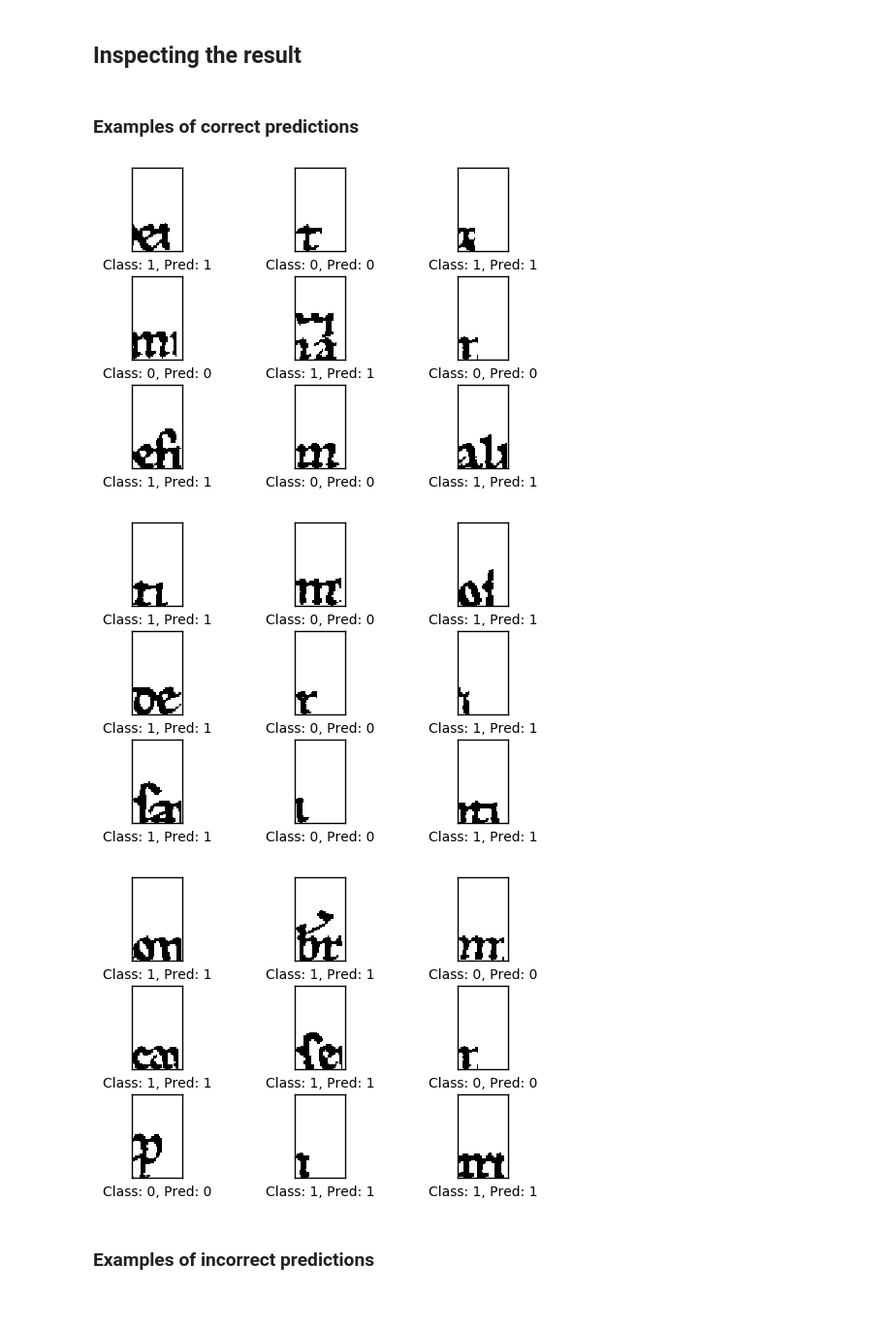
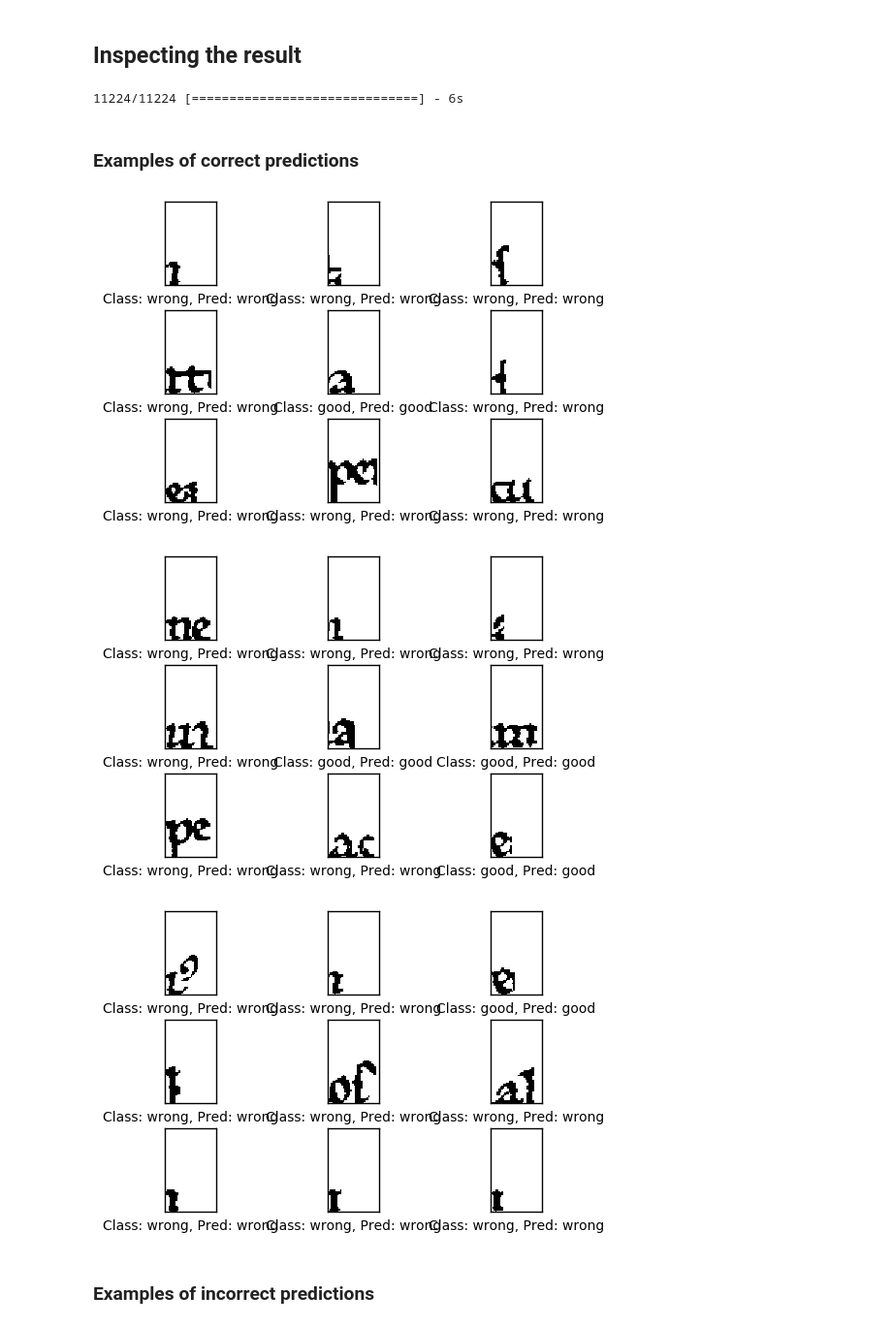
Before and after one commit to Kidel/In-Codice-Ratio-OCR-with-CNN, a Jupyter notebook: Notebooks/10_ICR-Test_classification_letter_not_letter.ipynb, the cells around one changed output. Shown at 97% size. Drawn from its saved outputs; the diff is of its cells as text; code cells hidden in the pictures.

```diff
--- a/Notebooks/10_ICR-Test_classification_letter_not_letter.ipynb
+++ b/Notebooks/10_ICR-Test_classification_letter_not_letter.ipynb
@@ -61 +63,5 @@ activation = 'relu'
+# %%
+labels = ["wrong", "good"]
+label_neg_class = 0
+label_pos_class = 1
 # %% [markdown]
@@ -63,5 +69,7 @@ activation = 'relu'
 # %%
-(X_train_Pos, _, X_test_Pos, _, _) = dataset.generate_all_chars_with_class(verbose=0, plot=True)
+(X_train_Pos, y_train_Pos, X_test_Pos, y_test_Pos, _) = dataset.generate_all_chars_with_same_class(verbose=0,
+                                                                                            plot=True,
+                                                                                            classification=label_pos_class)
 # %% [output]
 [figure]
 # %% [markdown]
@@ -334,27 +336,27 @@ predicted_classes = merged_model.predict_classes([np.asarray(X_test)] * number_o
 # Check which items we got right / wrong
 correct_indices = np.nonzero(predicted_classes == y_test)[0]
 incorrect_indices = np.nonzero(predicted_classes != y_test)[0]
+# %% [output]
+11224/11224 [==============================] - 6s
 # %% [markdown]
 ### Examples of correct predictions
 # %%
-labels = ["1", "0"]
-
 idx = np.random.choice(np.arange(len(correct_indices)), 9, replace=False)
 u.plot_images(X_test[correct_indices[idx]], y_test[correct_indices[idx]],
               predicted_classes[correct_indices[idx]], img_shape=(56,34),
               with_labels=True, labels=labels)
 idx = np.random.choice(np.arange(len(correct_indices)), 9, replace=False)
 u.plot_images(X_test[correct_indices[idx]], y_test[correct_indices[idx]],
               predicted_classes[correct_indices[idx]], img_shape=(56,34),
               with_labels=True, labels=labels)
 idx = np.random.choice(np.arange(len(correct_indices)), 9, replace=False)
 u.plot_images(X_test[correct_indices[idx]], y_test[correct_indices[idx]],
               predicted_classes[correct_indices[idx]], img_shape=(56,34),
               with_labels=True, labels=labels)
 # %% [output]
-[figure, old version]
+[figure, new version]
-[figure, old version]
+[figure, new version]
-[figure, old version]
+[figure, new version]
 # %% [markdown]
 ### Examples of incorrect predictions
 # %%
```
Also changed, not shown: parts of 12 cells of this notebook, 6 other files.
